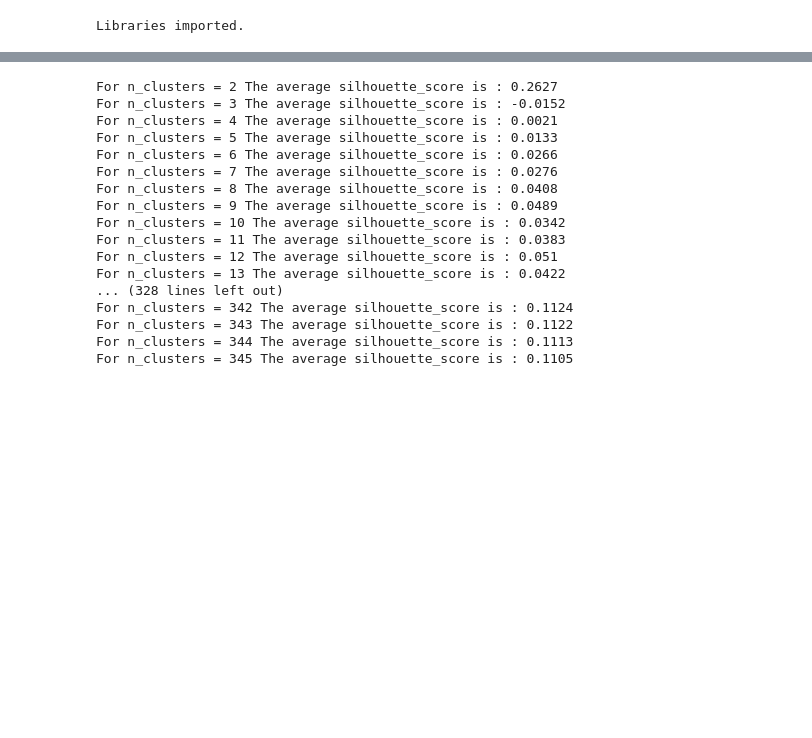
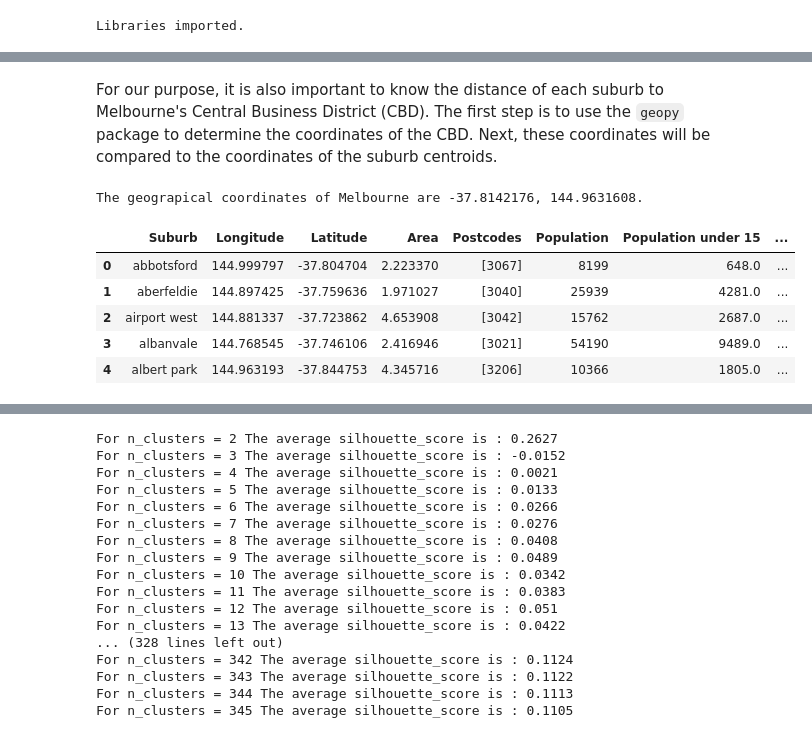
Before and after one commit to andremun/Coursera_Capstone, a Jupyter notebook: Final Project - Notebook.ipynb, the cells around one changed output, grey strips where cells are left out. Cells and saved outputs as stored; diff of their text form; code cells hidden in the pictures; blank space fills up the shorter version.

```diff
--- a/Final Project - Notebook.ipynb
+++ b/Final Project - Notebook.ipynb
@@ -142,0 +83,26 @@ LIMIT = 100
+# %% [markdown]
+For our purpose, it is also important to know the distance of each suburb to Melbourne's Central Business District (CBD). The first step is to use the `geopy` package to determine the coordinates of the CBD. Next, these coordinates will be compared to the coordinates of the suburb centroids.
+# %%
+melbourne_cbd_address = 'Melbourne, VIC'
+
+geolocator = Nominatim(user_agent = "explorer")
+melbourne_cbd_geoloc = geolocator.geocode(melbourne_cbd_address)
+latitude = melbourne_cbd_geoloc.latitude
+longitude = melbourne_cbd_geoloc.longitude
+melb_cbd_coords = (latitude, longitude)
+print('The geograpical coordinates of Melbourne are {}, {}.'.format(latitude, longitude))
+data_suburb['Distance to CBD'] = pd.Series(dtype='object')
+
+for ii in range(0,data_suburb.shape[0]):
+    suburb_coords = (data_suburb['Latitude'].iloc[ii], data_suburb['Longitude'].iloc[ii])
+    data_suburb.loc[ii,'Distance to CBD'] = geodesic(melb_cbd_coords, suburb_coords).km
+
+data_suburb.head()
+# %% [output]
+The geograpical coordinates of Melbourne are -37.8142176, 144.9631608.
+|  | Suburb | Longitude | Latitude | Area | Postcodes | Population | Population under 15 | ... |
+| 0 | abbotsford | 144.999797 | -37.804704 | 2.223370 | [3067] | 8199 | 648.0 | ... |
+| 1 | aberfeldie | 144.897425 | -37.759636 | 1.971027 | [3040] | 25939 | 4281.0 | ... |
+| 2 | airport west | 144.881337 | -37.723862 | 4.653908 | [3042] | 15762 | 2687.0 | ... |
+| 3 | albanvale | 144.768545 | -37.746106 | 2.416946 | [3021] | 54190 | 9489.0 | ... |
+| 4 | albert park | 144.963193 | -37.844753 | 4.345716 | [3206] | 10366 | 1805.0 | ... |
```
Also changed, not shown: parts of 25 cells of this notebook, 2 other files.
